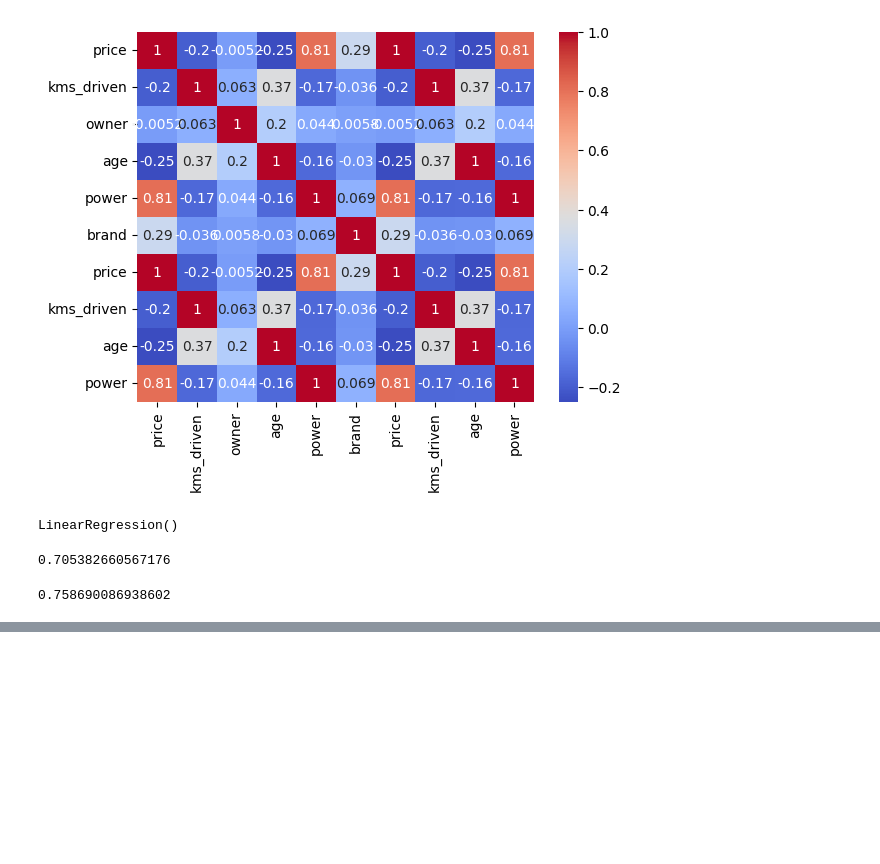
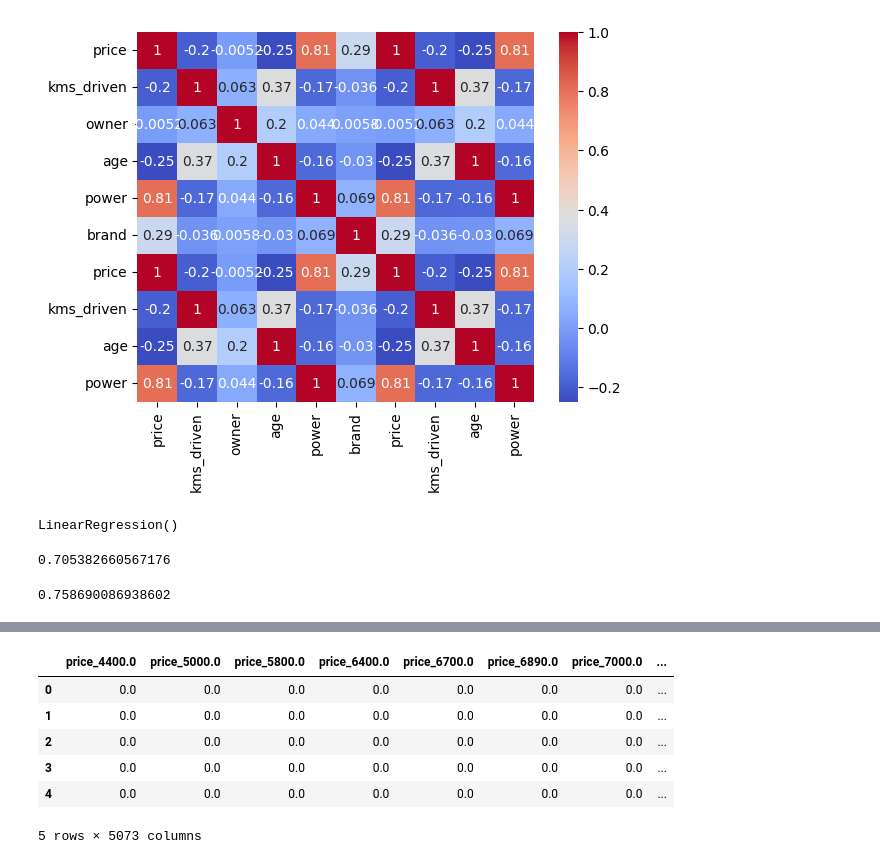
Before and after one commit to Tanishqo0/data-science, a Jupyter notebook: main.ipynb, the cells around one changed output, grey strips where cells are left out. Drawn from its saved outputs; the diff is of its cells as text; code cells hidden in the pictures; blank space fills up the shorter version.

```diff
--- a/main.ipynb
+++ b/main.ipynb
@@ -229,0 +398,13 @@ lr.score(x_test, y_test)
+# %%
+one_hot = one_hot.reset_index(drop = True)
+num_col = num_col.reset_index(drop = True)
+final_df = pd.concat([one_hot, num_col])
+final_df.head()
+# %% [output]
+|  | price_4400.0 | price_5000.0 | price_5800.0 | price_6400.0 | price_6700.0 | price_6890.0 | price_7000.0 | ... |
+| 0 | 0.0 | 0.0 | 0.0 | 0.0 | 0.0 | 0.0 | 0.0 | ... |
+| 1 | 0.0 | 0.0 | 0.0 | 0.0 | 0.0 | 0.0 | 0.0 | ... |
+| 2 | 0.0 | 0.0 | 0.0 | 0.0 | 0.0 | 0.0 | 0.0 | ... |
+| 3 | 0.0 | 0.0 | 0.0 | 0.0 | 0.0 | 0.0 | 0.0 | ... |
+| 4 | 0.0 | 0.0 | 0.0 | 0.0 | 0.0 | 0.0 | 0.0 | ... |
+5 rows × 5073 columns
```
Also changed, not shown: parts of 19 cells of this notebook.
